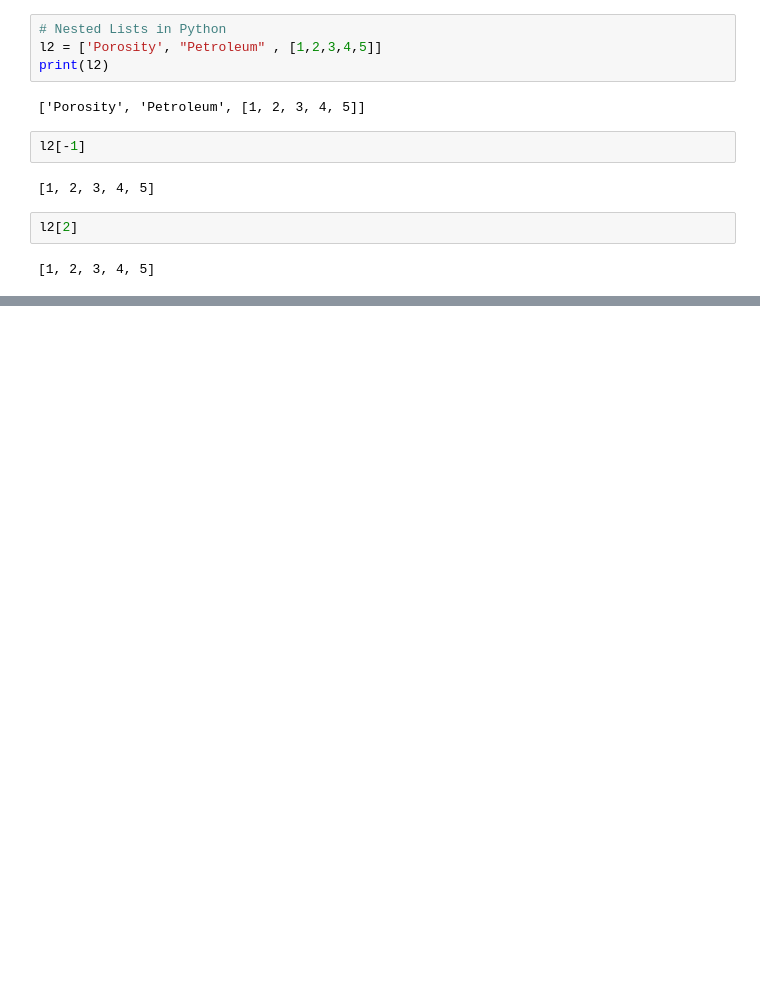
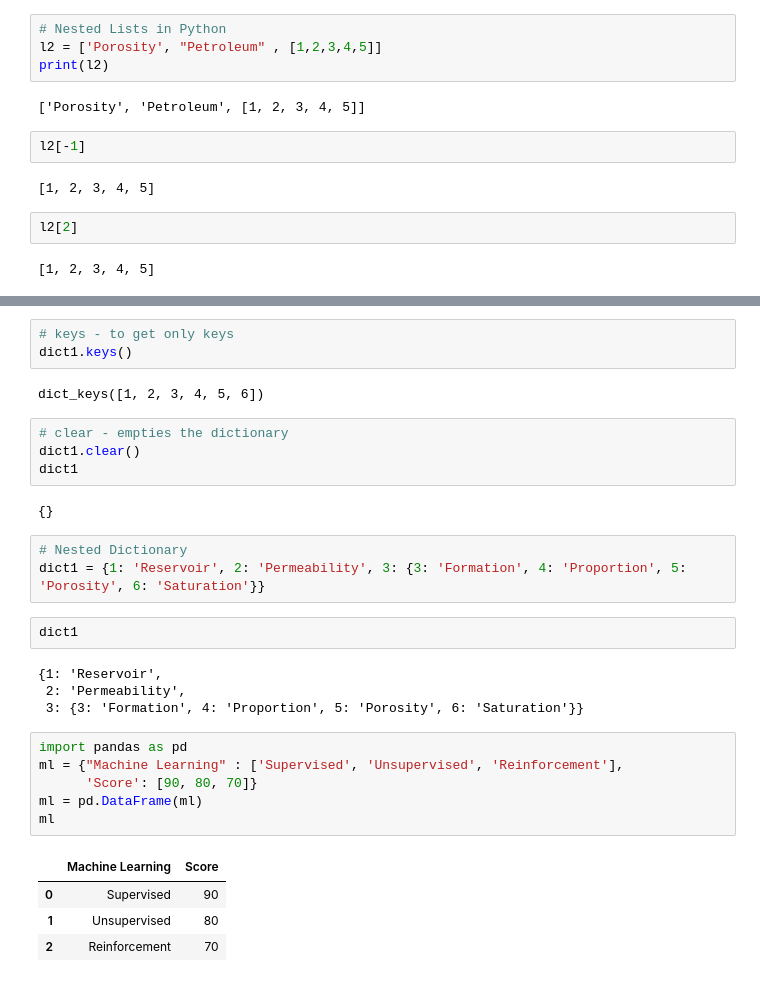
Before and after one commit to shsaniya04/Python-And-Petroleum-Data-Analytics, a Jupyter notebook: 03_Python_Data_Types.ipynb, the cells around one changed output, grey strips where cells are left out. Cells and saved outputs as stored; diff of their text form; blank space fills up the shorter version.

Commit message:
add Python Data Types file

```diff
--- a/03_Python_Data_Types.ipynb
+++ b/03_Python_Data_Types.ipynb
@@ -401,0 +501,31 @@ l2[2]
+# %%
+# keys - to get only keys
+dict1.keys()
+# %% [output]
+dict_keys([1, 2, 3, 4, 5, 6])
+# %%
+# clear - empties the dictionary
+dict1.clear()
+dict1
+# %% [output]
+{}
+# %%
+# Nested Dictionary
+dict1 = {1: 'Reservoir', 2: 'Permeability', 3: {3: 'Formation', 4: 'Proportion', 5: 'Porosity', 6: 'Saturation'}}
+# %%
+dict1
+# %% [output]
+{1: 'Reservoir',
+ 2: 'Permeability',
+ 3: {3: 'Formation', 4: 'Proportion', 5: 'Porosity', 6: 'Saturation'}}
+# %%
+import pandas as pd
+ml = {"Machine Learning" : ['Supervised', 'Unsupervised', 'Reinforcement'],
+      'Score': [90, 80, 70]}
+ml = pd.DataFrame(ml)
+ml
+# %% [output]
+|  | Machine Learning | Score |
+| 0 | Supervised | 90 |
+| 1 | Unsupervised | 80 |
+| 2 | Reinforcement | 70 |
```
Also changed, not shown: parts of 12 cells of this notebook.
